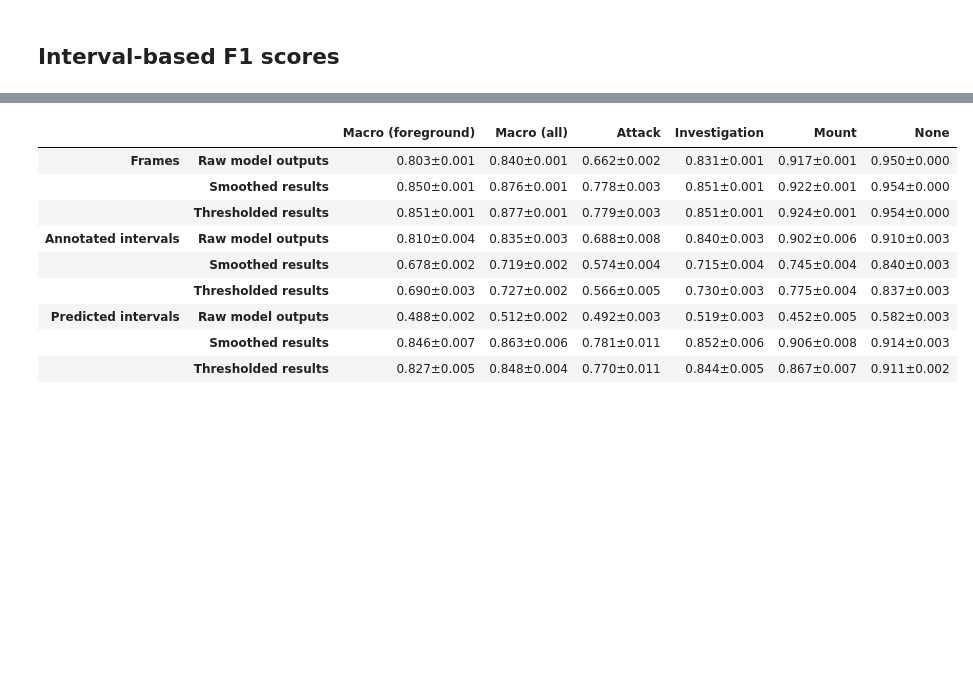
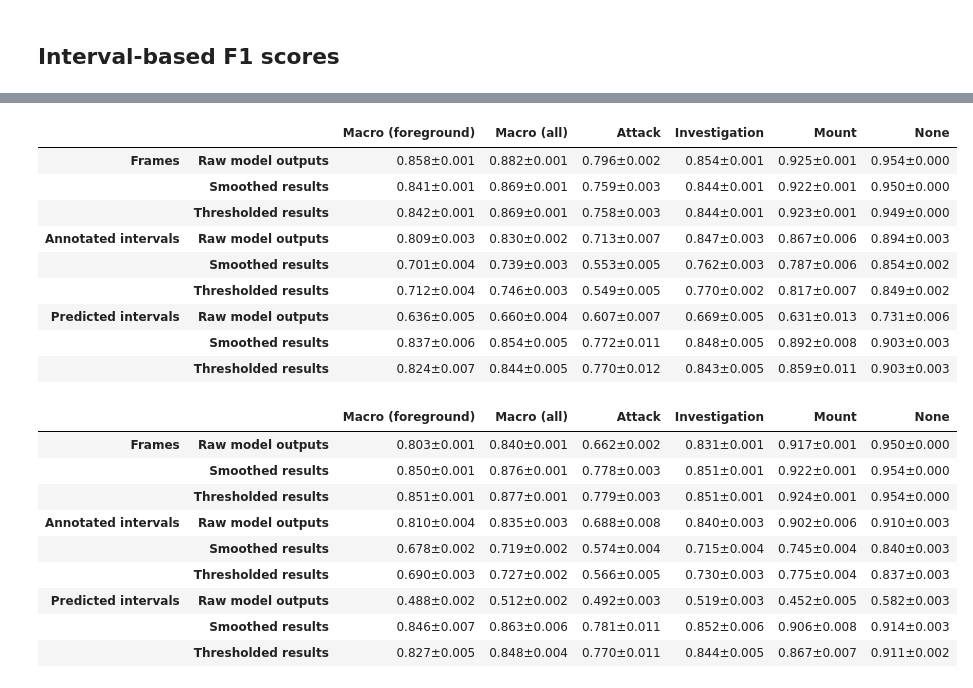
Before and after one commit to pnuehrenberg/vassi, a Jupyter notebook: examples/CALMS21/results_and_figures-mice.ipynb, the cells around one changed output, grey strips where cells are left out. Saved outputs shown, nothing was run; the diff lists cells and outputs as text; code cells hidden in the pictures; blank space fills up the shorter version.

```diff
--- a/examples/CALMS21/results_and_figures-mice.ipynb
+++ b/examples/CALMS21/results_and_figures-mice.ipynb
@@ -47,9 +55,12 @@ colors = [
 ]
 category_labels = ["att", "inv", "mnt", "other"]
 # %%
-dataset_test, trajectories_test = load_dataset("mice_test", directory="../../datasets/CALMS21/test", target="dyad", background_category="none")
-
-dataset_test = dataset_test.exclude({"intruder"})
+dataset_test = AnnotatedDataset.load(
+    "../../datasets/CALMS21/train/mice_train_trajectories.h5",
+    target="dyad",
+    observation_file="../../datasets/CALMS21/train/mice_train_annotations.csv",
+    background_category="none",
+).exclude({"intruder"})
 # %% [markdown]
 ## Per-frame F1 scores and evaluation
 # %%
@@ -299,6 +310,36 @@ axes[1].sharey(axes[2])
 axes[4].sharey(axes[5])
 # %% [output]
 [drawing not drawn]
+# %%
+from itertools import product
+
+levels_formatted = {"timestamp": "Frames", "annotation": "Annotated intervals", "prediction": "Predicted intervals"}
+steps_formatted = {"raw": "Raw model outputs", "smoothed": "Smoothed results", "thresholded": "Thresholded results"}
+
+scores = {}
+for level, pipeline_step in product(["timestamp", "annotation", "prediction"], ["raw", "smoothed", "thresholded"]):
+    scores[(levels_formatted[level], steps_formatted[pipeline_step])] = {
+        name.capitalize(): "{:.3f}±{:.3f}".format(*aggregate_scores(summary, categories=categories, level=level, pipeline_step=pipeline_step))
+        for name, categories in {
+            "macro (foreground)": dataset_test.foreground_categories,
+            "macro (all)": dataset_test.categories,
+            **{category: [category] for category in sorted(dataset_test.categories)},
+        }.items()
+    }
+
+formatted = pd.DataFrame(scores).T
+formatted
+# %% [output]
+|  |  | Macro (foreground) | Macro (all) | Attack | Investigation | Mount | None |
+| Frames | Raw model outputs | 0.858±0.001 | 0.882±0.001 | 0.796±0.002 | 0.854±0.001 | 0.925±0.001 | 0.954±0.000 |
+|  | Smoothed results | 0.841±0.001 | 0.869±0.001 | 0.759±0.003 | 0.844±0.001 | 0.922±0.001 | 0.950±0.000 |
+|  | Thresholded results | 0.842±0.001 | 0.869±0.001 | 0.758±0.003 | 0.844±0.001 | 0.923±0.001 | 0.949±0.000 |
+| Annotated intervals | Raw model outputs | 0.809±0.003 | 0.830±0.002 | 0.713±0.007 | 0.847±0.003 | 0.867±0.006 | 0.894±0.003 |
+|  | Smoothed results | 0.701±0.004 | 0.739±0.003 | 0.553±0.005 | 0.762±0.003 | 0.787±0.006 | 0.854±0.002 |
+|  | Thresholded results | 0.712±0.004 | 0.746±0.003 | 0.549±0.005 | 0.770±0.002 | 0.817±0.007 | 0.849±0.002 |
+| Predicted intervals | Raw model outputs | 0.636±0.005 | 0.660±0.004 | 0.607±0.007 | 0.669±0.005 | 0.631±0.013 | 0.731±0.006 |
+|  | Smoothed results | 0.837±0.006 | 0.854±0.005 | 0.772±0.011 | 0.848±0.005 | 0.892±0.008 | 0.903±0.003 |
+|  | Thresholded results | 0.824±0.007 | 0.844±0.005 | 0.770±0.012 | 0.843±0.005 | 0.859±0.011 | 0.903±0.003 |
 # %%
 from itertools import product
 
```
Also changed, not shown: parts of 2 cells of this notebook, 6 other files.
